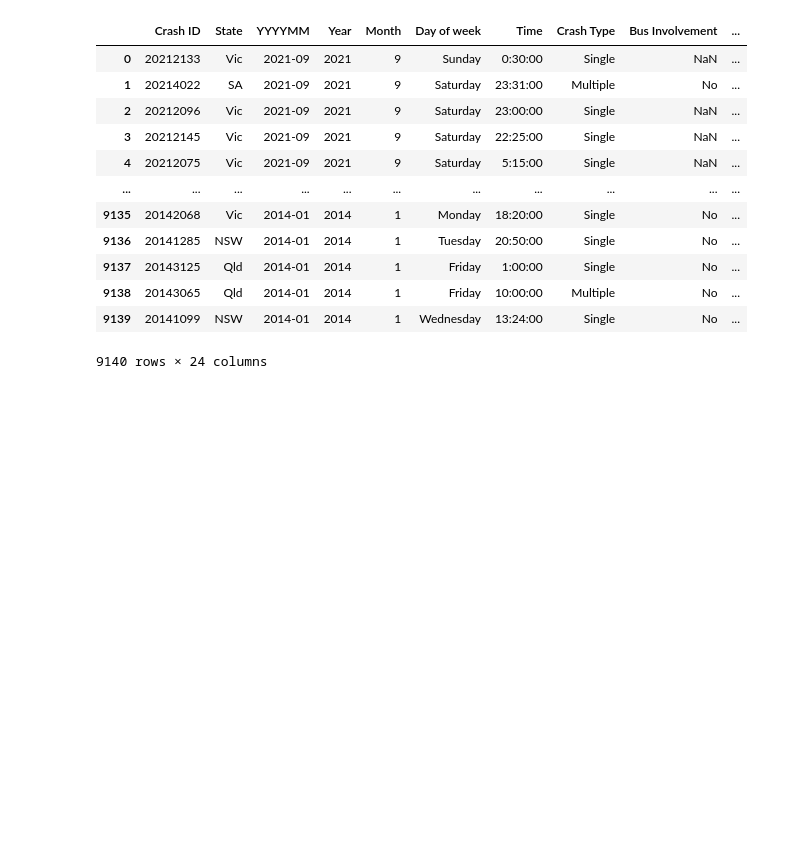
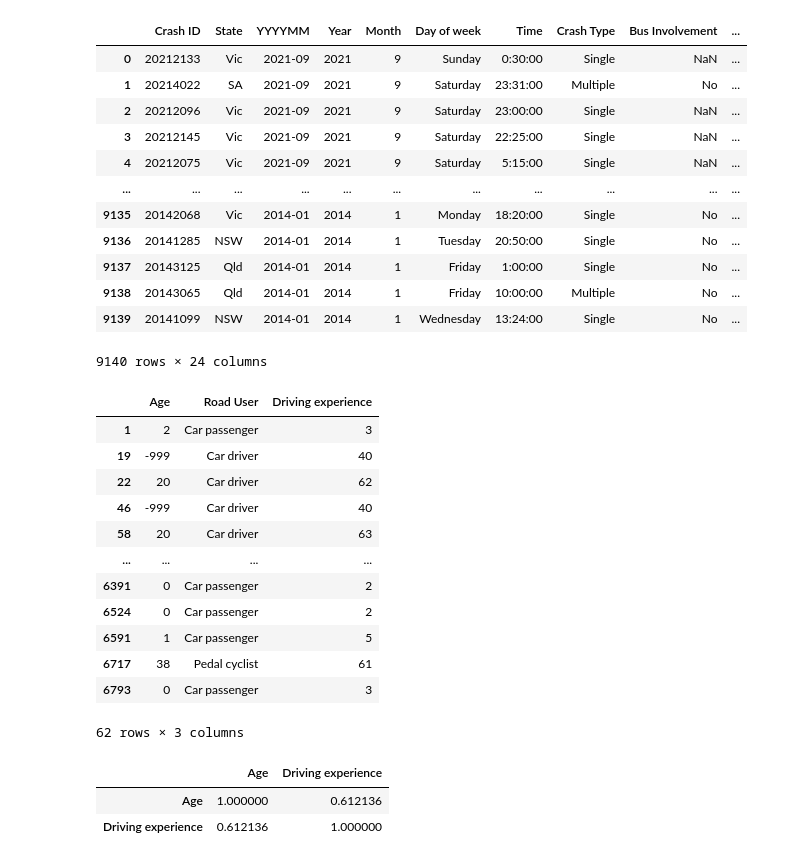
Before and after one commit to VincentNguyenDuc/ARDs, a Jupyter notebook: src/notebooks/preprocessing.ipynb, the cells around one changed output. Drawn from its saved outputs; the diff is of its cells as text; code cells hidden in the pictures; blank space fills up the shorter version.

```diff
--- a/src/notebooks/preprocessing.ipynb
+++ b/src/notebooks/preprocessing.ipynb
@@ -74,3 +72,37 @@ clean_data = road_deaths_df.drop_duplicates()
 
 # reset index
 clean_data.reset_index(drop=True, inplace=True)
+# %%
+# Wrangle counter-intuitive data in Age column
+
+# Identify
+counter_intuitive_values = clean_data.loc[clean_data["Age"] - clean_data["Driving experience"] < 0, ["Age", "Road User", "Driving experience"]]
+counter_intuitive_values = pd.DataFrame(counter_intuitive_values)
+counter_intuitive_values
+# %% [output]
+|  | Age | Road User | Driving experience |
+| 1 | 2 | Car passenger | 3 |
+| 19 | -999 | Car driver | 40 |
+| 22 | 20 | Car driver | 62 |
+| 46 | -999 | Car driver | 40 |
+| 58 | 20 | Car driver | 63 |
+| ... | ... | ... | ... |
+| 6391 | 0 | Car passenger | 2 |
+| 6524 | 0 | Car passenger | 2 |
+| 6591 | 1 | Car passenger | 5 |
+| 6717 | 38 | Pedal cyclist | 61 |
+| 6793 | 0 | Car passenger | 3 |
+62 rows × 3 columns
+# %%
+# Relationship between age and driving experience
+list_of_drivers = ["Car driver", "Motorcycle rider",
+"Pedal cyclist", "Other vehicle driver"]
+riders = clean_data[clean_data["Road User"].isin(list_of_drivers)]
+riders = riders[["Road User", "Age", "Driving experience"]]
+riders = riders.sort_values("Road User")
+riders.reset_index(inplace=True, drop=True)
+riders.corr()
+# %% [output]
+|  | Age | Driving experience |
+| Age | 1.000000 | 0.612136 |
+| Driving experience | 0.612136 | 1.000000 |
```
Also changed, not shown: parts of 5 cells of this notebook, 5 other files.
